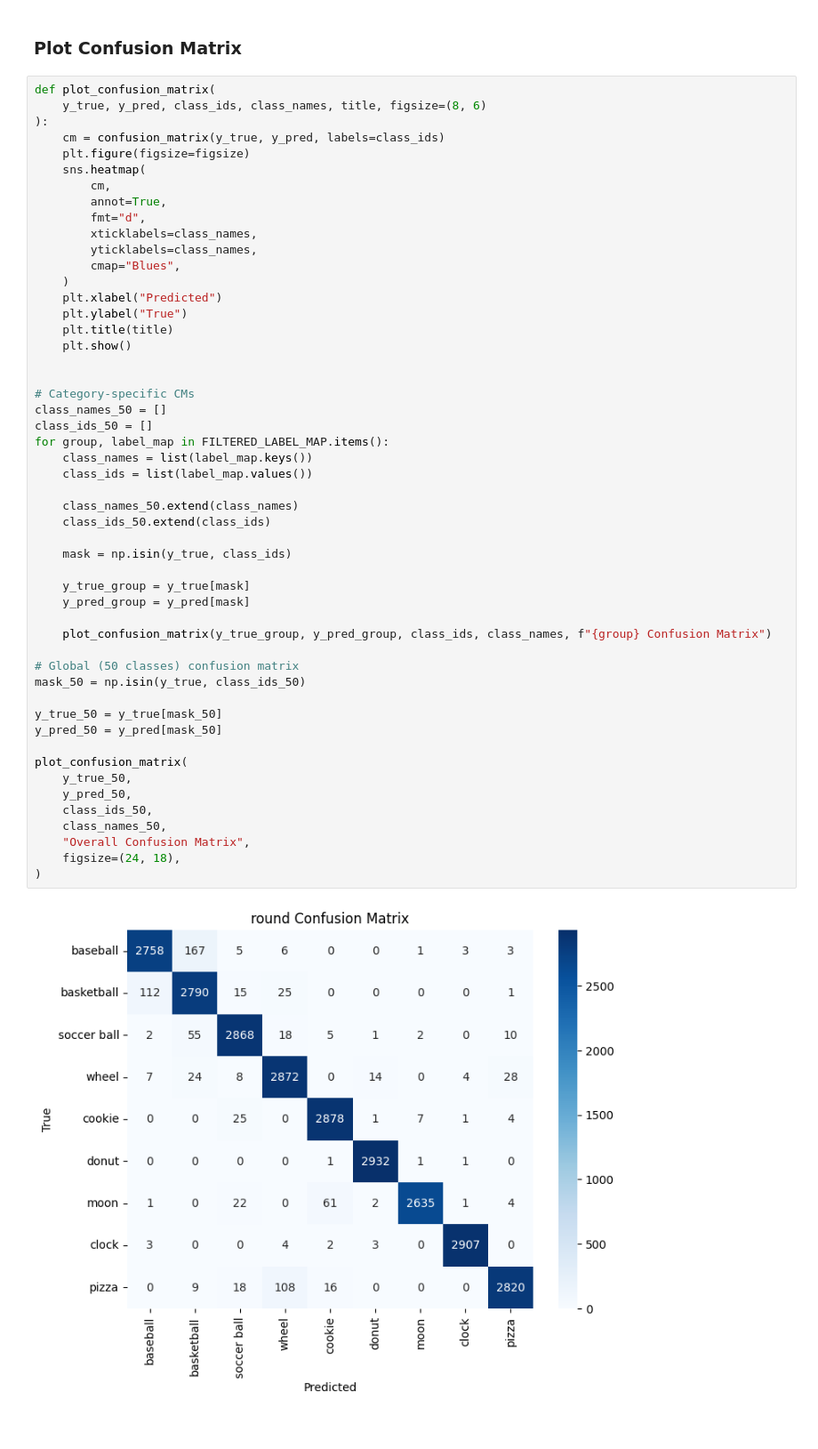
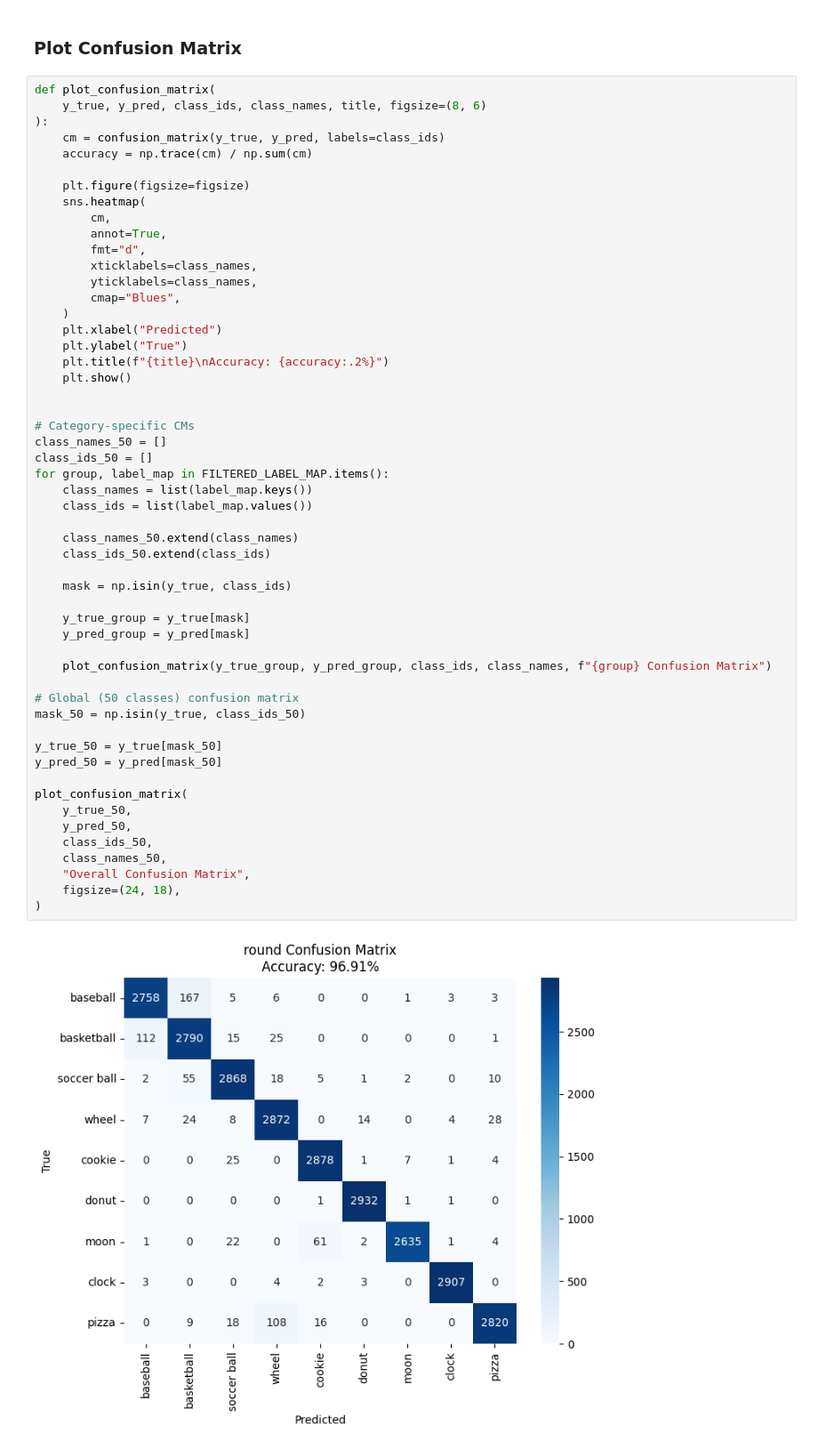
Before and after one commit to YuvrajRaghuvanshiS/doodle-vision, a Jupyter notebook: training/confusion_matrix.ipynb, the cells around one changed output. Shown: that part at 89% size. Cells and saved outputs as stored; diff of their text form.

Commit message:
Update confusion matrix to show accuracy

```diff
--- a/training/confusion_matrix.ipynb
+++ b/training/confusion_matrix.ipynb
@@ -168,6 +168,8 @@ def plot_confusion_matrix(
     y_true, y_pred, class_ids, class_names, title, figsize=(8, 6)
 ):
     cm = confusion_matrix(y_true, y_pred, labels=class_ids)
+    accuracy = np.trace(cm) / np.sum(cm)
+
     plt.figure(figsize=figsize)
     sns.heatmap(
         cm,
@@ -179,7 +181,7 @@ def plot_confusion_matrix(
     )
     plt.xlabel("Predicted")
     plt.ylabel("True")
-    plt.title(title)
+    plt.title(f"{title}\nAccuracy: {accuracy:.2%}")
     plt.show()
 
 
@@ -188,31 +190,31 @@ class_names_50 = []
 class_ids_50 = []
 for group, label_map in FILTERED_LABEL_MAP.items():
     class_names = list(label_map.keys())
     class_ids = list(label_map.values())
 
     class_names_50.extend(class_names)
     class_ids_50.extend(class_ids)
 
     mask = np.isin(y_true, class_ids)
 
     y_true_group = y_true[mask]
     y_pred_group = y_pred[mask]
 
     plot_confusion_matrix(y_true_group, y_pred_group, class_ids, class_names, f"{group} Confusion Matrix")
 
 # Global (50 classes) confusion matrix
 mask_50 = np.isin(y_true, class_ids_50)
 
 y_true_50 = y_true[mask_50]
 y_pred_50 = y_pred[mask_50]
 
 plot_confusion_matrix(
     y_true_50,
     y_pred_50,
     class_ids_50,
     class_names_50,
     "Overall Confusion Matrix",
     figsize=(24, 18),
 )
 # %% [output]
-[figure, old version]
+[figure, new version]
```
Also changed, not shown: parts of 3 cells of this notebook.
